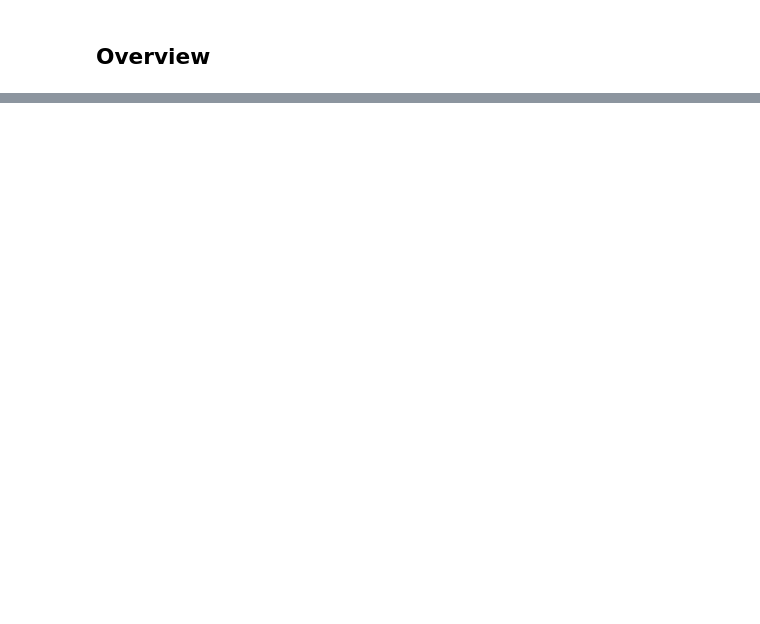
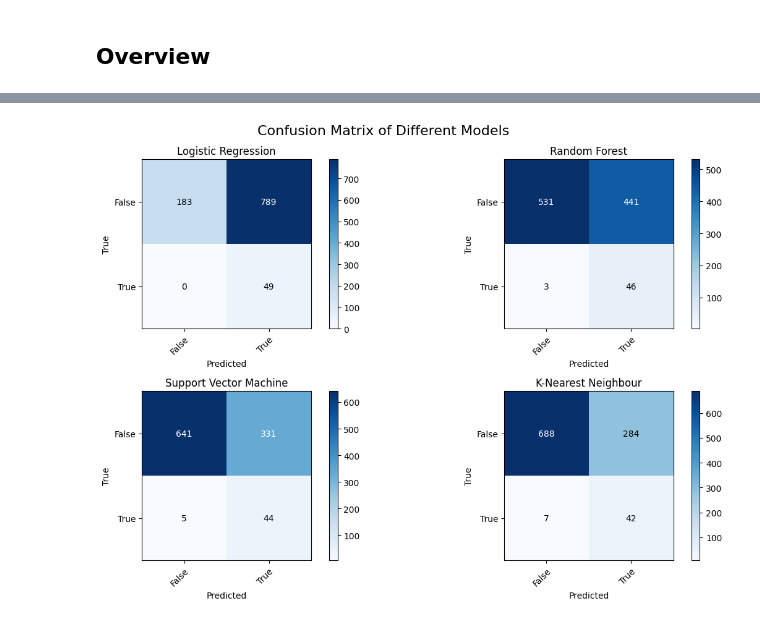
Before and after one commit to mustra12/project_FoDS, a Jupyter notebook: project_FoDS_17_06_2023.ipynb, the cells around one changed output, grey strips where cells are left out. Saved outputs shown, nothing was run; the diff lists cells and outputs as text; code cells hidden in the pictures; blank space fills up the shorter version.

```diff
--- a/project_FoDS_17_06_2023.ipynb
+++ b/project_FoDS_17_06_2023.ipynb
@@ -1215,3 +1252,63 @@ Recall: 0.8163265306122449
+# %%
+# Create a figure with 4 subplots
+fig, axes = plt.subplots(2, 2, figsize=(12, 8))
+
+# Create a list of models and their corresponding names
+models = [best_lr_model, best_rf_model, best_svm_model, best_knn_model]
+model_names = ['Logistic Regression', 'Random Forest', 'Support Vector Machine', 'K-Nearest Neighbour']
+
+# Iterate over the models and their names to create subplots
+for i, (model, name) in enumerate(zip(models, model_names)):
+    # Select the subplot
+    ax = axes[i // 2, i % 2]
+
+    # Predict the labels for the test set
+    y_pred = model.predict(X_test[selected_features])
+
+    # Calculate the confusion matrix
+    cm = confusion_matrix(y_test, y_pred)
+
+    # Plot the confusion matrix
+    im = ax.imshow(cm, interpolation='nearest', cmap=plt.cm.Blues)
+
+    # Add colorbar
+    cbar = ax.figure.colorbar(im, ax=ax)
+
+    # Set the title and labels for the subplot
+    ax.set_title(name)
+    ax.set_xlabel('Predicted')
+    ax.set_ylabel('True')
+
+    # Add tick labels
+    tick_marks = np.arange(len(np.unique(y_test)))
+    ax.set_xticks(tick_marks)
+    ax.set_yticks(tick_marks)
+    ax.set_xticklabels(np.unique(y_test))
+    ax.set_yticklabels(np.unique(y_test))
+
+    # Rotate the tick labels
+    plt.setp(ax.get_xticklabels(), rotation=45, ha="right", rotation_mode="anchor")
+
+    # Loop over data dimensions and create text annotations
+    fmt = 'd'
+    thresh = cm.max() / 2.
+    for i in range(cm.shape[0]):
+        for j in range(cm.shape[1]):
+            ax.text(j, i, format(cm[i, j], fmt), ha="center", va="center",
+                    color="white" if cm[i, j] > thresh else "black")
+
+# Set the overall title for the plot
+plt.suptitle("Confusion Matrix of Different Models", fontsize=16)
+
+# Adjust the spacing between subplots
+plt.tight_layout()
+
+# Save the figure as a JPG image
+plt.savefig('..\output\confusion_matrix.jpg', bbox_inches='tight')  # Save the figure with tight bounding box
+# Show the plot
+plt.show()
+# %% [output]
+[figure, added]
 # %%
 str_only = df[df['stroke'] == 1]
 no_str_only = df[df['stroke'] == 0]
```
Also changed, not shown: parts of 23 cells of this notebook.
